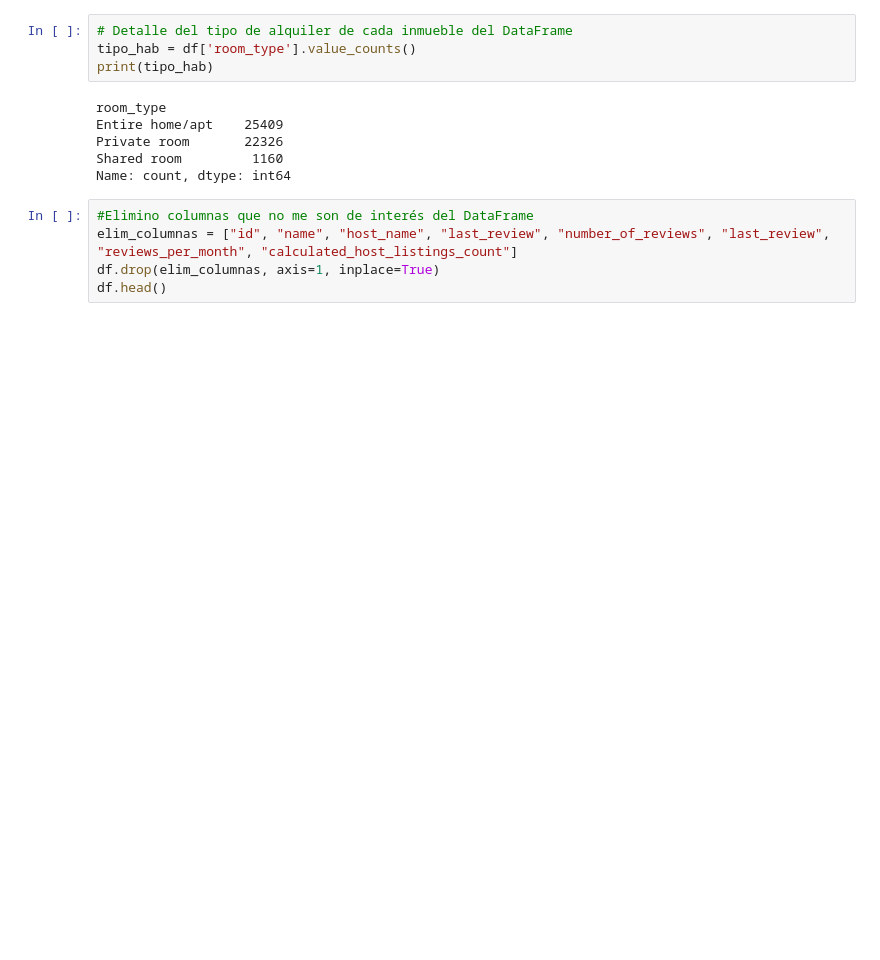
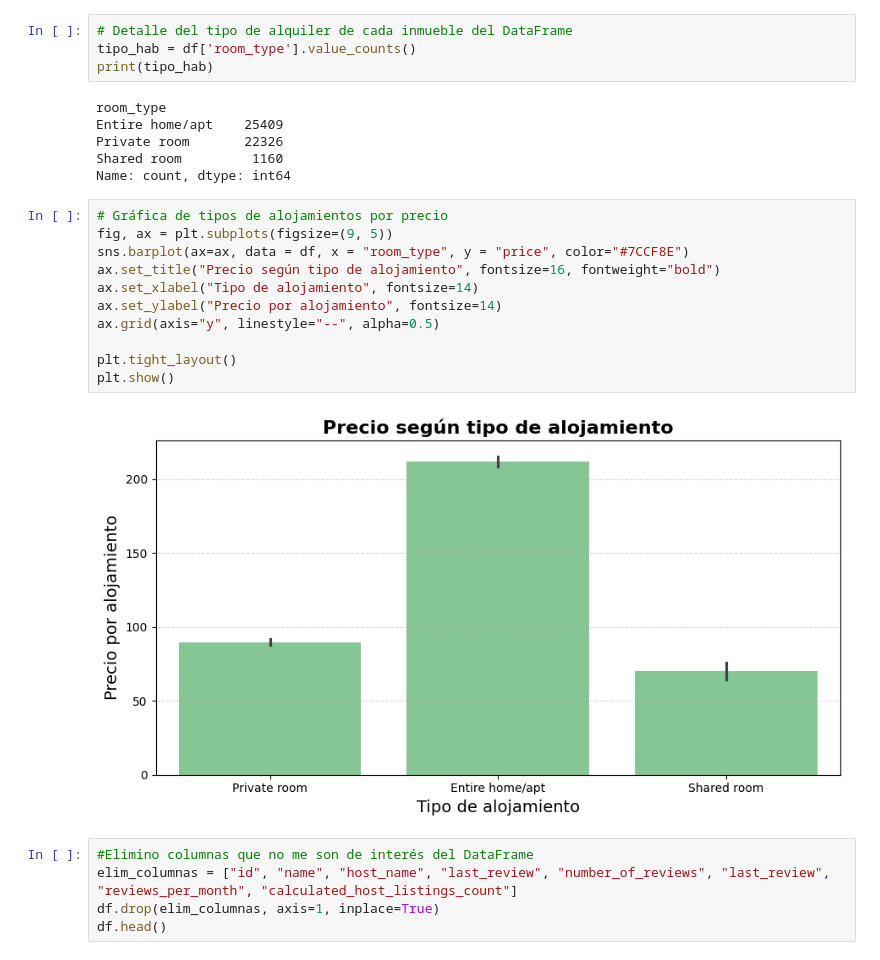
Before and after one commit to 4GeeksAcademy/Leonel_Ponce_machine-learning-python-template_NYC, a Jupyter notebook: src/explore.ipynb, the cells around one changed output. Saved outputs shown, nothing was run; the diff lists cells and outputs as text; blank space fills up the shorter version.

```diff
--- a/src/explore.ipynb
+++ b/src/explore.ipynb
@@ -140,6 +156,19 @@ Entire home/apt    25409
 Private room       22326
 Shared room         1160
 Name: count, dtype: int64
+# %%
+# Gráfica de tipos de alojamientos por precio
+fig, ax = plt.subplots(figsize=(9, 5))
+sns.barplot(ax=ax, data = df, x = "room_type", y = "price", color="#7CCF8E")
+ax.set_title("Precio según tipo de alojamiento", fontsize=16, fontweight="bold")
+ax.set_xlabel("Tipo de alojamiento", fontsize=14)
+ax.set_ylabel("Precio por alojamiento", fontsize=14)
+ax.grid(axis="y", linestyle="--", alpha=0.5)
+
+plt.tight_layout()
+plt.show()
+# %% [output]
+[figure, added]
 # %%
 #Elimino columnas que no me son de interés del DataFrame
 elim_columnas = ["id", "name", "host_name", "last_review", "number_of_reviews", "last_review", "reviews_per_month", "calculated_host_listings_count"]
```
Also changed, not shown: parts of 4 cells of this notebook.
